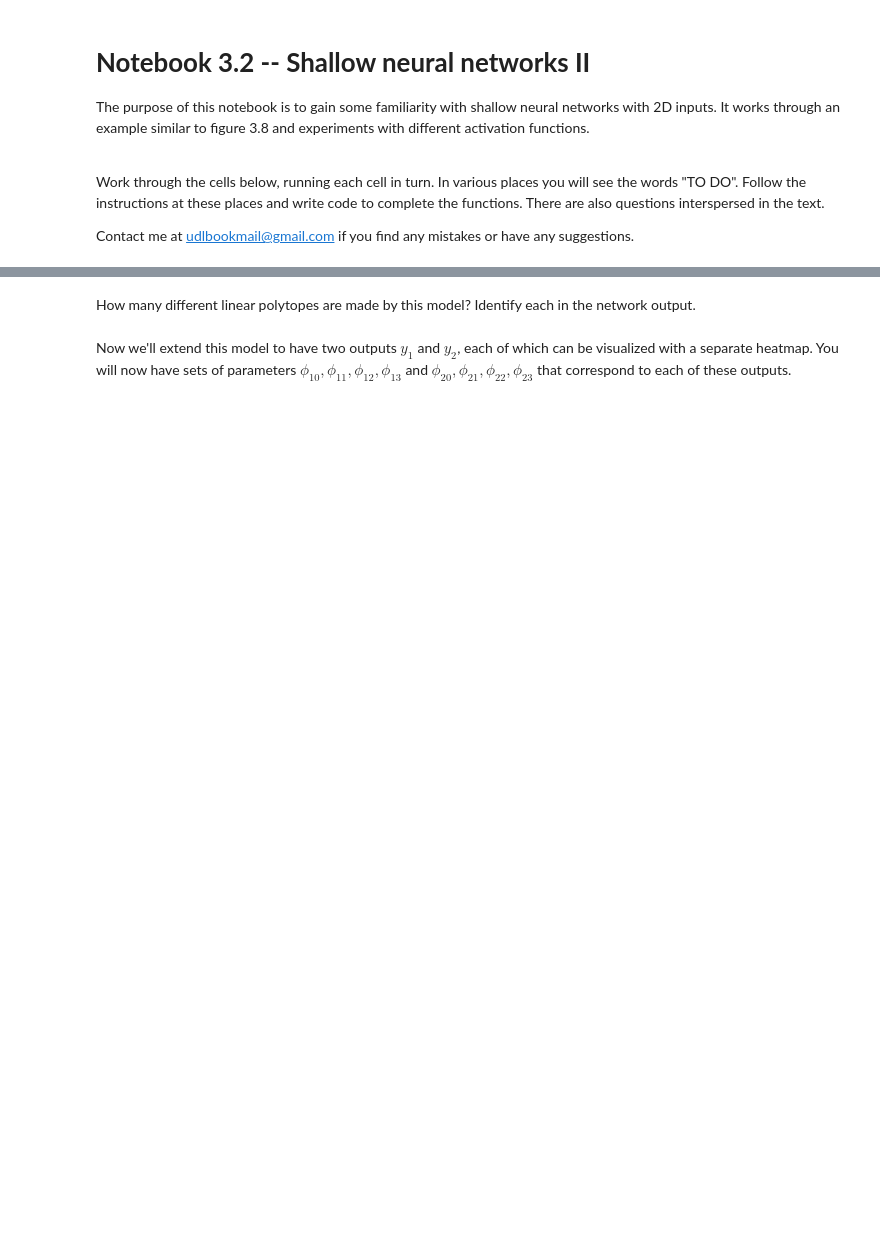
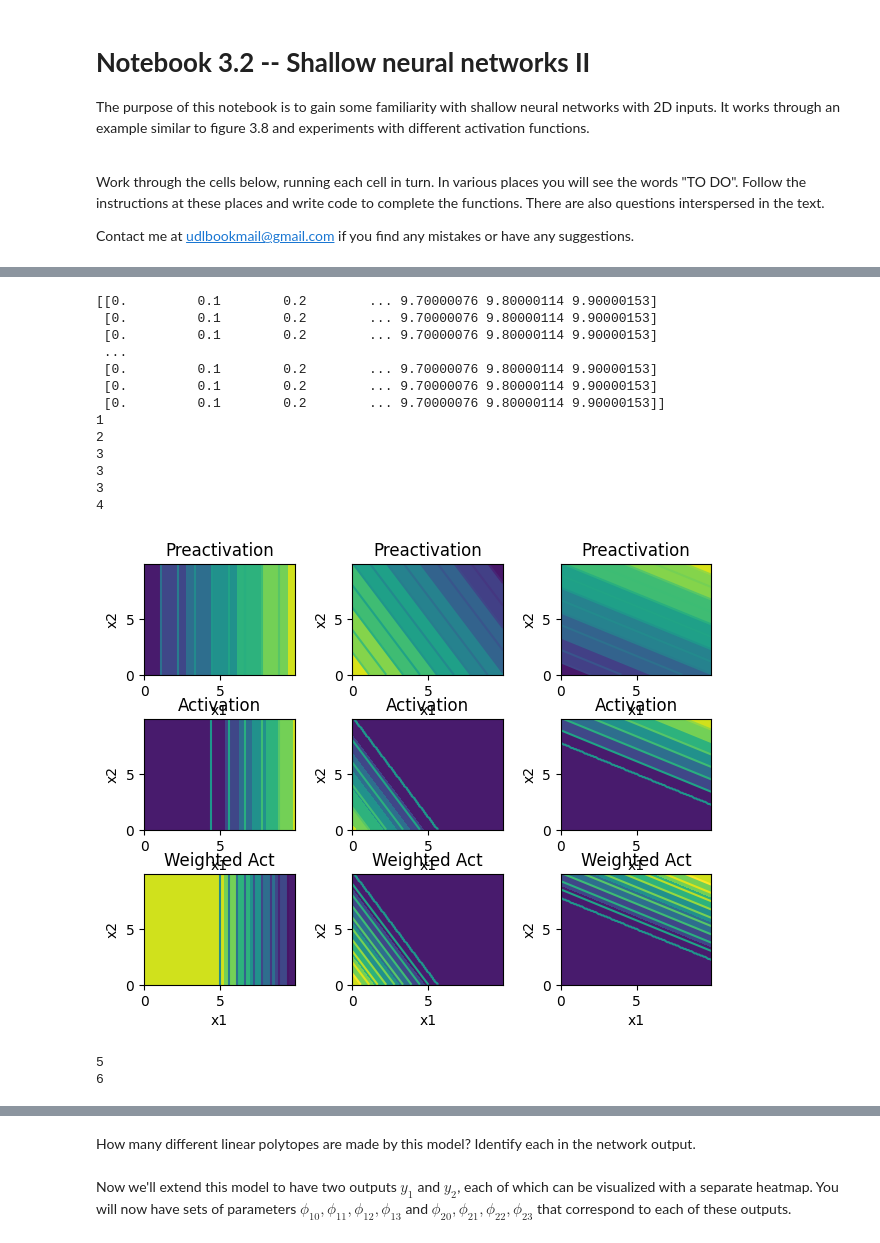
Before and after one commit to hogepodge/udlbook, a Jupyter notebook: Notebooks/Chap03/3_2_Shallow_Networks_II.ipynb, the cells around one changed output, grey strips where cells are left out. Cells and saved outputs as stored; diff of their text form; code cells hidden in the pictures; blank space fills up the shorter version.

```diff
--- a/Notebooks/Chap03/3_2_Shallow_Networks_II.ipynb
+++ b/Notebooks/Chap03/3_2_Shallow_Networks_II.ipynb
@@ -119,4 +140,18 @@ Tensor([[[1.0, 3.0, 5.0],
 [[-2. -2. -2.]
  [-4. -4. -4.]
  [-6. -6. -6.]]
+# %%
+# Code to draw 2D function
+def draw_2D_function(ax: PythonObject, x1_mesh: PythonObject, x2_mesh: PythonObject, y: PythonObject):
+
+    # import the required python modules
+    let np = Python.import_module("numpy")
+    let plt = Python.import_module("matplotlib.pyplot")
+    let colors = Python.import_module("matplotlib.colors")
+
+    pos = ax.contourf(x1_mesh, x2_mesh, y) #, levels=256 ,cmap = 'hot', vmin=-10,vmax=10.0)
+    ax.set_xlabel('x1')
+    ax.set_ylabel('x2')
+    levels = np.arange(-10,10,1.0)
+    ax.contour(x1_mesh, x2_mesh, y, levels)
 # %%
@@ -200,0 +342,21 @@ plot_neural_2_inputs(x1,x2, y, pre_1, pre_2, pre_3, act_1, act_2, act_3, w_act_1
+# %%
+# And then plot it
+print(packed["x1"])
+plot_neural_2_inputs(packed)
+# %% [output]
+[[0.         0.1        0.2        ... 9.70000076 9.80000114 9.90000153]
+ [0.         0.1        0.2        ... 9.70000076 9.80000114 9.90000153]
+ [0.         0.1        0.2        ... 9.70000076 9.80000114 9.90000153]
+ ...
+ [0.         0.1        0.2        ... 9.70000076 9.80000114 9.90000153]
+ [0.         0.1        0.2        ... 9.70000076 9.80000114 9.90000153]
+ [0.         0.1        0.2        ... 9.70000076 9.80000114 9.90000153]]
+1
+2
+3
+3
+3
+4
+[figure, added]
+5
+6
```
Also changed, not shown: parts of 9 cells of this notebook.
